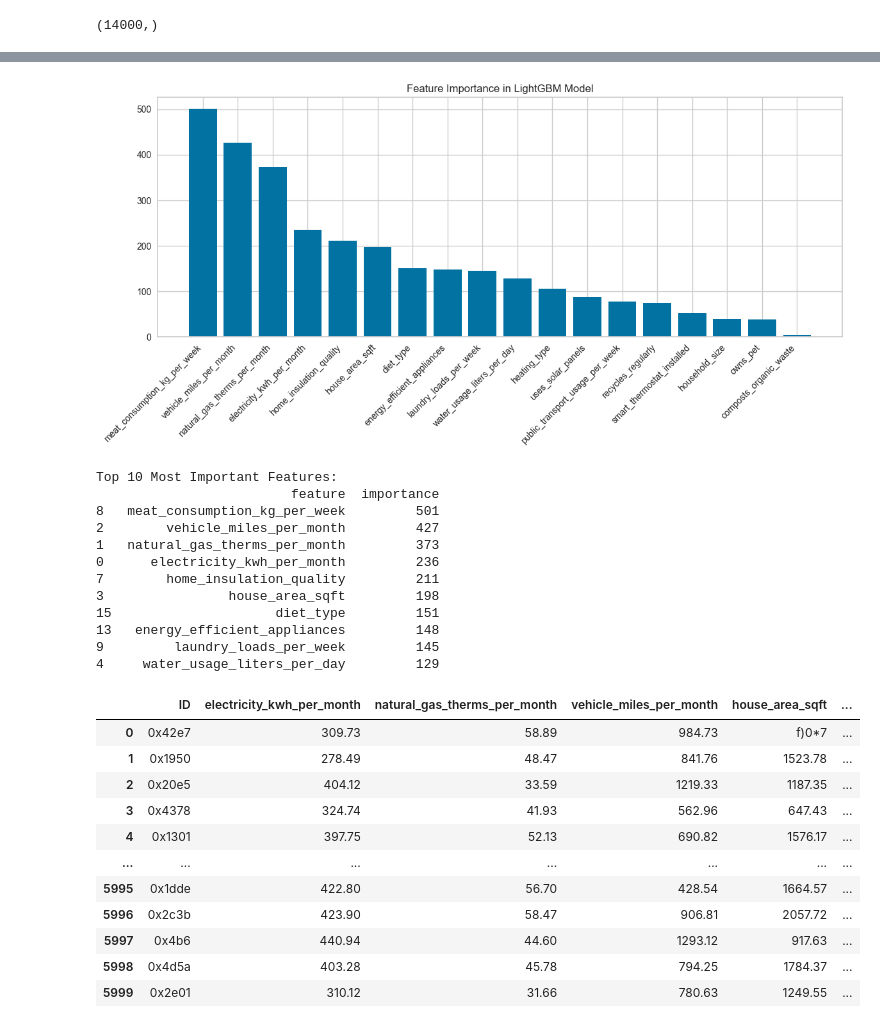
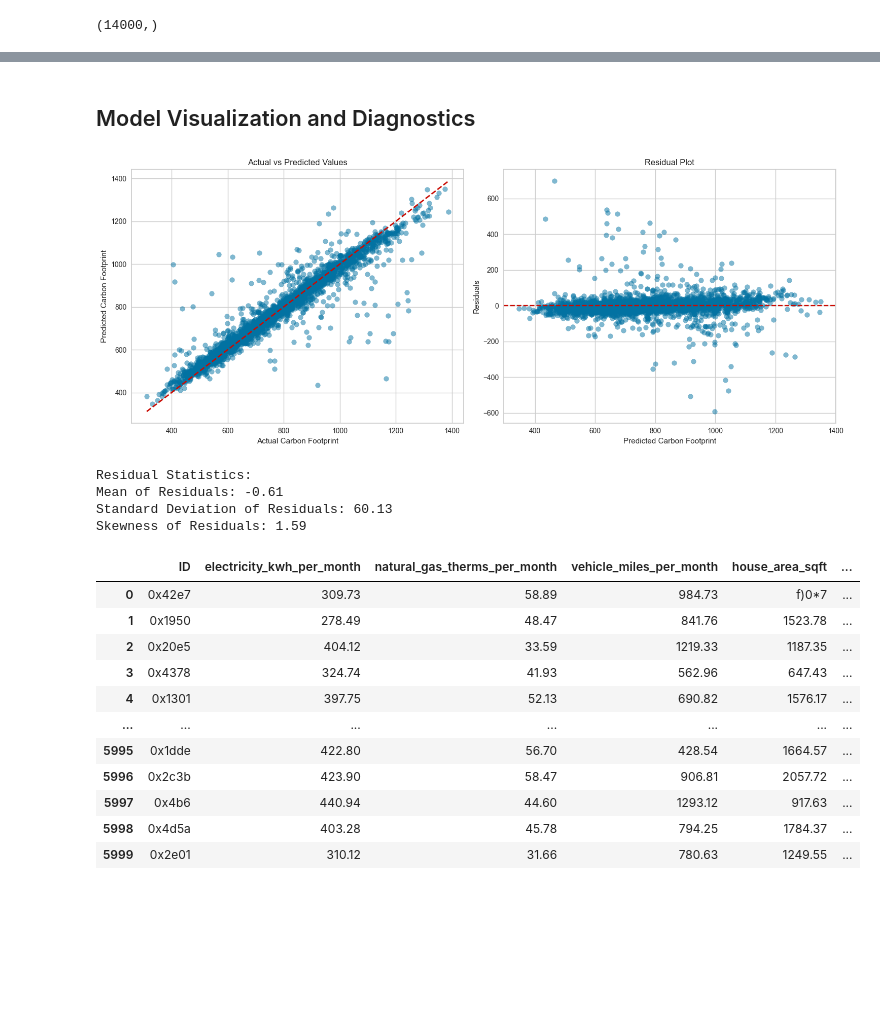
Before and after one commit to vinay10110/Carbon-Footprint-Prediction, a Jupyter notebook: CF.ipynb, the cells around one changed output, grey strips where cells are left out. Saved outputs shown, nothing was run; the diff lists cells and outputs as text; code cells hidden in the pictures; blank space fills up the shorter version.

```diff
--- a/CF.ipynb
+++ b/CF.ipynb
@@ -334,38 +333,43 @@ MSE: 3615.27
 RMSE: 60.13
 MAE: 30.84
 R2 Score: 0.9016
-# %%
-# Feature importance
-feature_importance = pd.DataFrame({
-    'feature': X_train.columns,
-    'importance': lgb_model.feature_importances_
-})
-feature_importance = feature_importance.sort_values('importance', ascending=False)
-
-# Plot feature importance
-plt.figure(figsize=(12, 6))
-plt.bar(range(len(feature_importance)), feature_importance['importance'])
-plt.xticks(range(len(feature_importance)), feature_importance['feature'], rotation=45, ha='right')
-plt.title('Feature Importance in LightGBM Model')
-plt.tight_layout()
-plt.show()
-
-print('\nTop 10 Most Important Features:')
-print(feature_importance.head(10))
-# %% [output]
-[figure, removed]
-Top 10 Most Important Features:
-                         feature  importance
-8   meat_consumption_kg_per_week         501
-2        vehicle_miles_per_month         427
-1   natural_gas_therms_per_month         373
-0      electricity_kwh_per_month         236
-7        home_insulation_quality         211
-3                house_area_sqft         198
-15                     diet_type         151
-13   energy_efficient_appliances         148
-9         laundry_loads_per_week         145
-4     water_usage_liters_per_day         129
+# %% [markdown]
+## Model Visualization and Diagnostics
+# %%
+# Create figure with two subplots side by side
+fig, (ax1, ax2) = plt.subplots(1, 2, figsize=(15, 6))
+
+# Actual vs Predicted Scatter Plot
+ax1.scatter(y_test, y_pred_lgb, alpha=0.5)
+ax1.plot([y_test.min(), y_test.max()], [y_test.min(), y_test.max()], 'r--', lw=2)
+ax1.set_xlabel('Actual Carbon Footprint')
+ax1.set_ylabel('Predicted Carbon Footprint')
+ax1.set_title('Actual vs Predicted Values')
+
+# Calculate residuals
+residuals = y_test - y_pred_lgb
+
+# Residual Plot
+ax2.scatter(y_pred_lgb, residuals, alpha=0.5)
+ax2.axhline(y=0, color='r', linestyle='--')
+ax2.set_xlabel('Predicted Carbon Footprint')
+ax2.set_ylabel('Residuals')
+ax2.set_title('Residual Plot')
+
+plt.tight_layout()
+plt.show()
+
+# Print some statistics about residuals
+print('Residual Statistics:')
+print(f'Mean of Residuals: {residuals.mean():.2f}')
+print(f'Standard Deviation of Residuals: {residuals.std():.2f}')
+print(f'Skewness of Residuals: {residuals.skew():.2f}')
+# %% [output]
+[figure, added]
+Residual Statistics:
+Mean of Residuals: -0.61
+Standard Deviation of Residuals: 60.13
+Skewness of Residuals: 1.59
 # %%
 test=pd.read_csv('./dataset/test.csv')
 # %%
```
Also changed, not shown: parts of 2 cells of this notebook, 4 other files.
